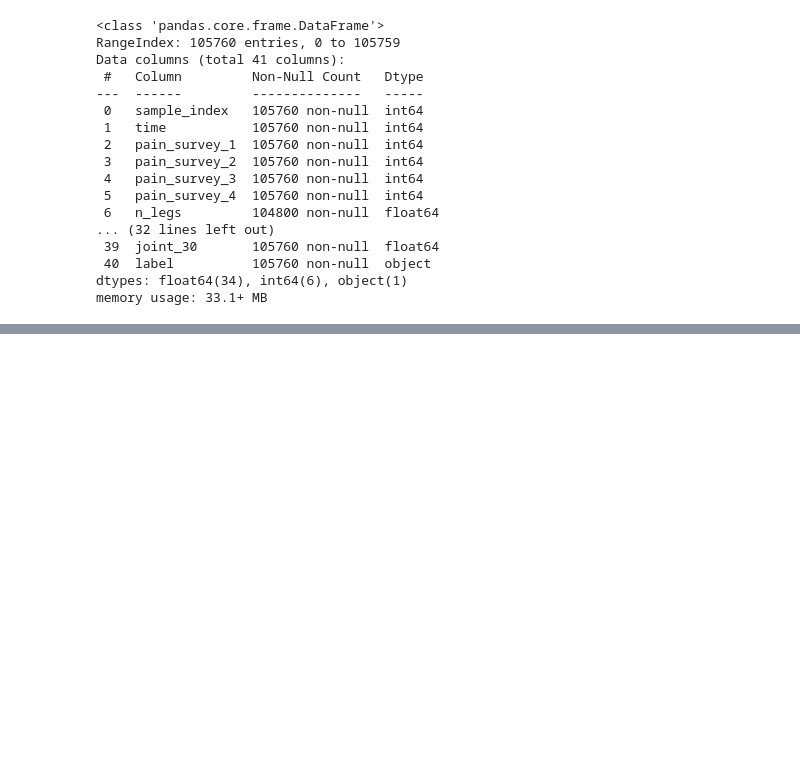
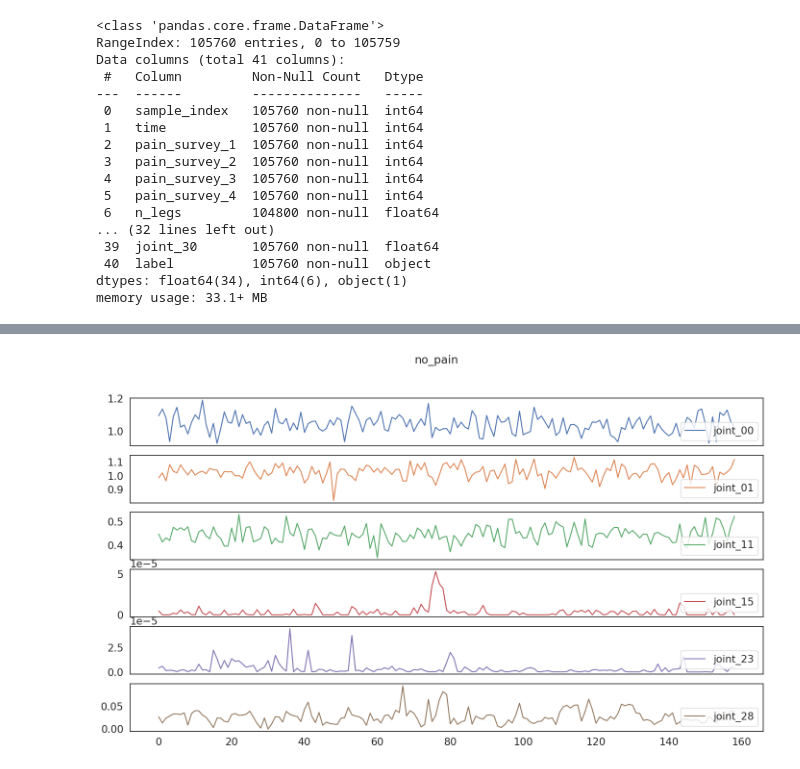
Before and after one commit to Relo02/Artificial-neural-networks-and-deep-learning-, a Jupyter notebook: Ann_challenge.ipynb, the cells around one changed output, grey strips where cells are left out. Cells and saved outputs as stored; diff of their text form; code cells hidden in the pictures; blank space fills up the shorter version.

```diff
--- a/Ann_challenge.ipynb
+++ b/Ann_challenge.ipynb
@@ -198 +286,17 @@ data.head()
 5 rows × 41 columns
+# %%
+# Define a function to inspect sensor data for a specific activity
+def inspect_activity(activity, df):
+    # Filter the DataFrame for the specified activity and limit to 159 rows
+    data = df[df['label'] == activity][['joint_00', 'joint_01', 'joint_11', 'joint_15', 'joint_23', 'joint_28']][:159]
+
+    # Plot the sensor data for each axis
+    axis = data.plot(subplots=True, figsize=(17, 9), title=activity)
+
+    # Adjust legend position for each subplot
+    for ax in axis:
+        ax.legend(loc='lower right')
+# %%
+inspect_activity('no_pain', data)
+# %% [output]
+[figure, added]
```
Also changed, not shown: parts of 28 cells of this notebook, 1 other file.
